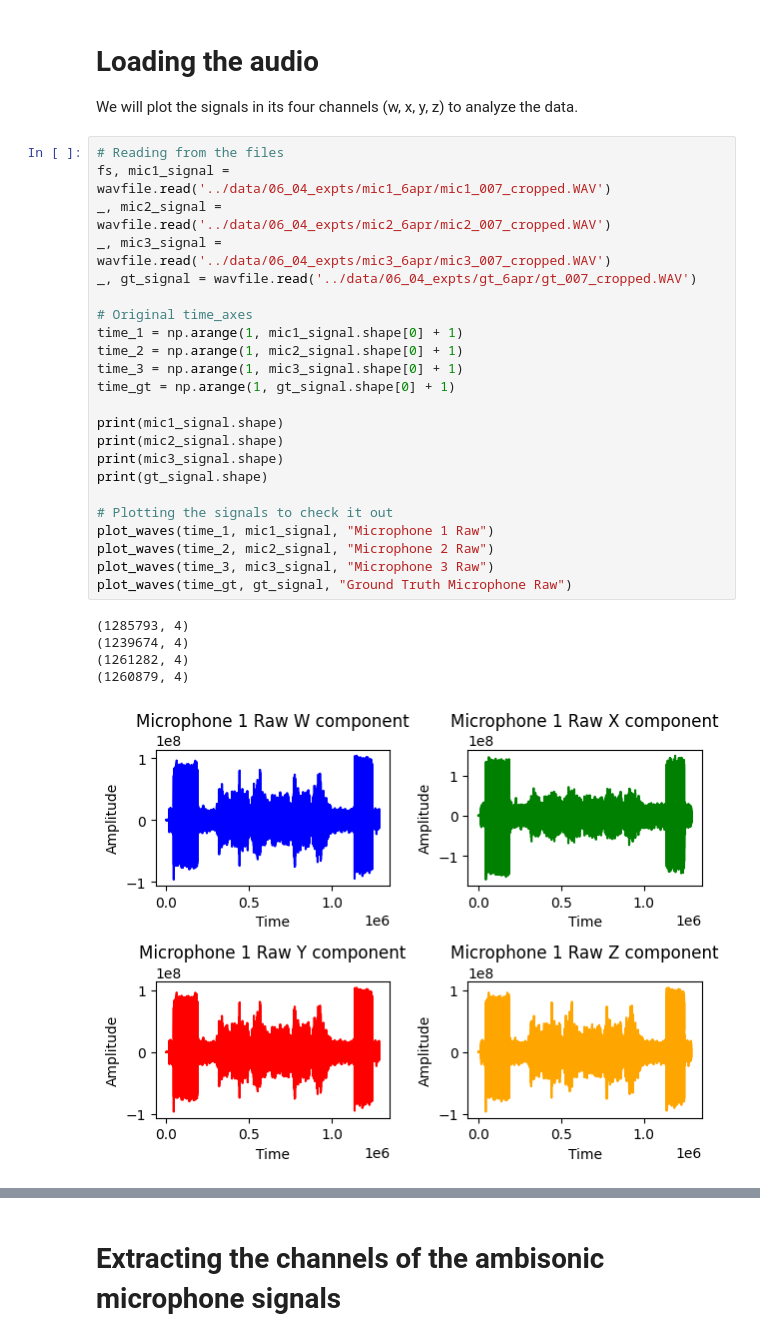
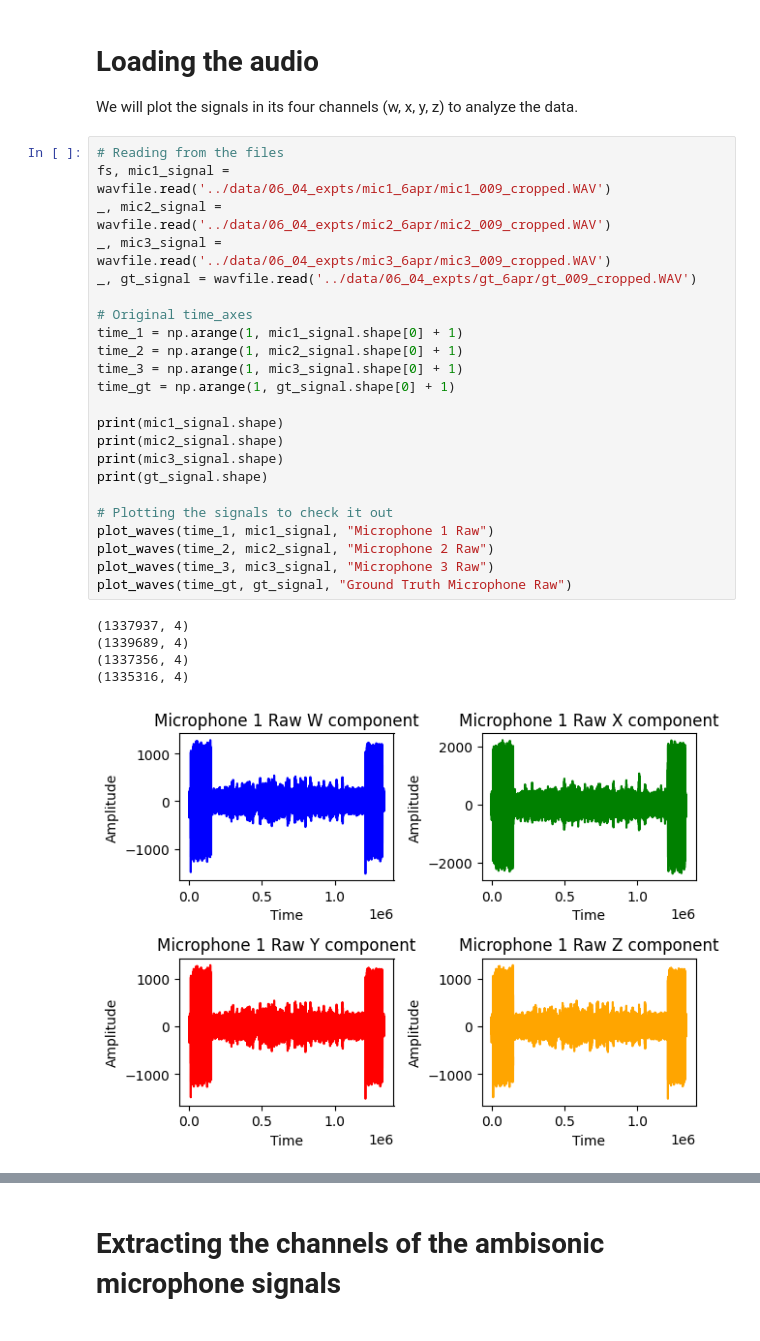
Before and after one commit to tjunjet/spatial_audio, a Jupyter notebook: codes/weighted_dist_tone.ipynb, the cells around one changed output, grey strips where cells are left out. Cells and saved outputs as stored; diff of their text form.

```diff
--- a/codes/weighted_dist_tone.ipynb
+++ b/codes/weighted_dist_tone.ipynb
@@ -248,30 +269,30 @@ int32
 We will plot the signals in its four channels (w, x, y, z) to analyze the data.
 # %%
 # Reading from the files
-fs, mic1_signal = wavfile.read('../data/06_04_expts/mic1_6apr/mic1_007_cropped.WAV')
-_, mic2_signal = wavfile.read('../data/06_04_expts/mic2_6apr/mic2_007_cropped.WAV')
-_, mic3_signal = wavfile.read('../data/06_04_expts/mic3_6apr/mic3_007_cropped.WAV')
-_, gt_signal = wavfile.read('../data/06_04_expts/gt_6apr/gt_007_cropped.WAV')
+fs, mic1_signal = wavfile.read('../data/06_04_expts/mic1_6apr/mic1_009_cropped.WAV')
+_, mic2_signal = wavfile.read('../data/06_04_expts/mic2_6apr/mic2_009_cropped.WAV')
+_, mic3_signal = wavfile.read('../data/06_04_expts/mic3_6apr/mic3_009_cropped.WAV')
+_, gt_signal = wavfile.read('../data/06_04_expts/gt_6apr/gt_009_cropped.WAV')
 
 # Original time_axes
 time_1 = np.arange(1, mic1_signal.shape[0] + 1)
 time_2 = np.arange(1, mic2_signal.shape[0] + 1)
 time_3 = np.arange(1, mic3_signal.shape[0] + 1)
 time_gt = np.arange(1, gt_signal.shape[0] + 1)
 
 print(mic1_signal.shape)
 print(mic2_signal.shape)
 print(mic3_signal.shape)
 print(gt_signal.shape)
 
 # Plotting the signals to check it out
 plot_waves(time_1, mic1_signal, "Microphone 1 Raw")
 plot_waves(time_2, mic2_signal, "Microphone 2 Raw")
 plot_waves(time_3, mic3_signal, "Microphone 3 Raw")
 plot_waves(time_gt, gt_signal, "Ground Truth Microphone Raw")
 # %% [output]
-(1285793, 4)
-(1239674, 4)
-(1261282, 4)
-(1260879, 4)
+(1337937, 4)
+(1339689, 4)
+(1337356, 4)
+(1335316, 4)
-[figure, old version]
+[figure, new version]
```
Also changed, not shown: parts of 16 cells of this notebook, 2 other files.
